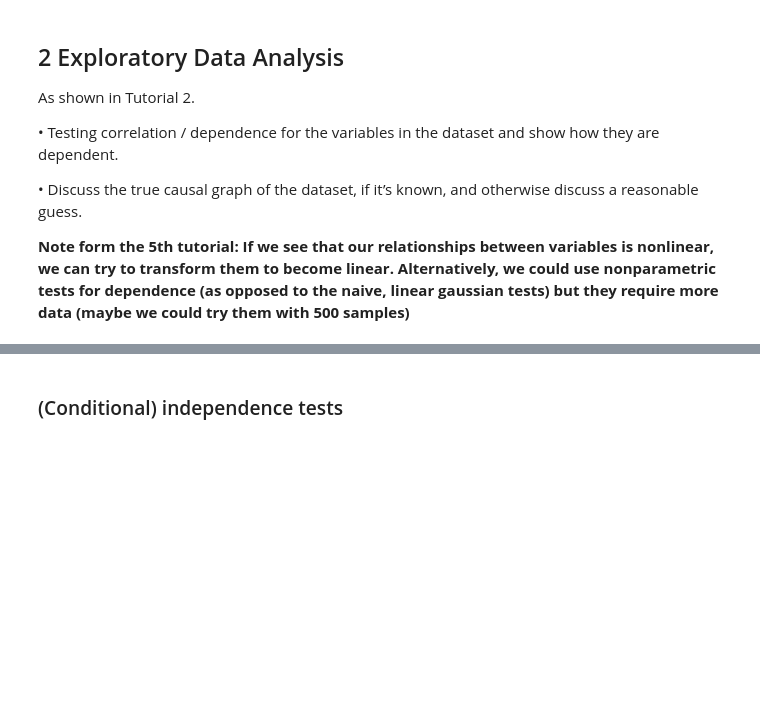
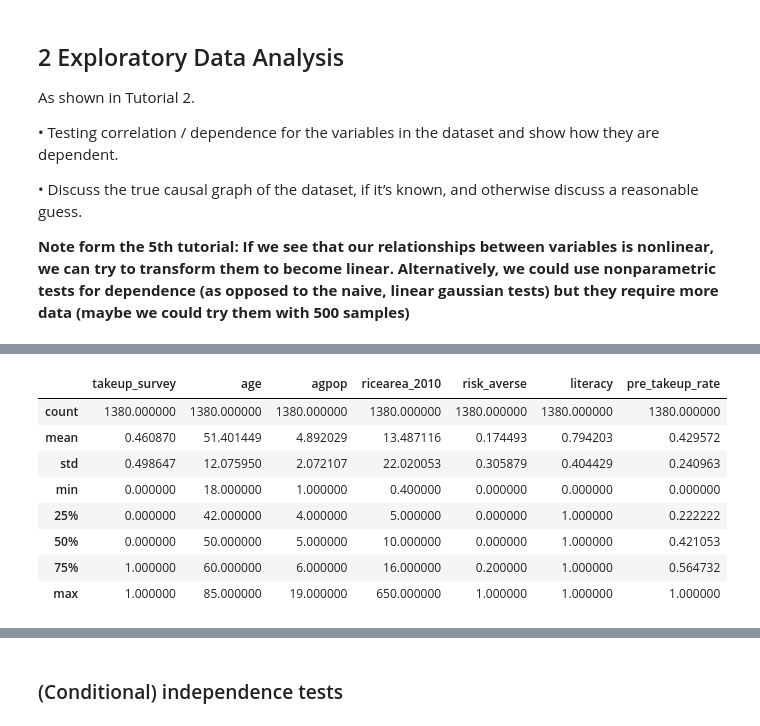
Before and after one commit to Dawlau/castle-doctrine-causality, a Jupyter notebook: causal-estimation.ipynb, the cells around one changed output, grey strips where cells are left out. Cells and saved outputs as stored; diff of their text form; code cells hidden in the pictures; blank space fills up the shorter version.

```diff
--- a/causal-estimation.ipynb
+++ b/causal-estimation.ipynb
@@ -160,0 +193,12 @@ If we see that our relationships between variables is nonlinear, we can try to t
+# %%
+data.describe()
+# %% [output]
+|  | takeup_survey | age | agpop | ricearea_2010 | risk_averse | literacy | pre_takeup_rate |
+| count | 1380.000000 | 1380.000000 | 1380.000000 | 1380.000000 | 1380.000000 | 1380.000000 | 1380.000000 |
+| mean | 0.460870 | 51.401449 | 4.892029 | 13.487116 | 0.174493 | 0.794203 | 0.429572 |
+| std | 0.498647 | 12.075950 | 2.072107 | 22.020053 | 0.305879 | 0.404429 | 0.240963 |
+| min | 0.000000 | 18.000000 | 1.000000 | 0.400000 | 0.000000 | 0.000000 | 0.000000 |
+| 25% | 0.000000 | 42.000000 | 4.000000 | 5.000000 | 0.000000 | 1.000000 | 0.222222 |
+| 50% | 0.000000 | 50.000000 | 5.000000 | 10.000000 | 0.000000 | 1.000000 | 0.421053 |
+| 75% | 1.000000 | 60.000000 | 6.000000 | 16.000000 | 0.200000 | 1.000000 | 0.564732 |
+| max | 1.000000 | 85.000000 | 19.000000 | 650.000000 | 1.000000 | 1.000000 | 1.000000 |
```
Also changed, not shown: parts of 10 cells of this notebook.
